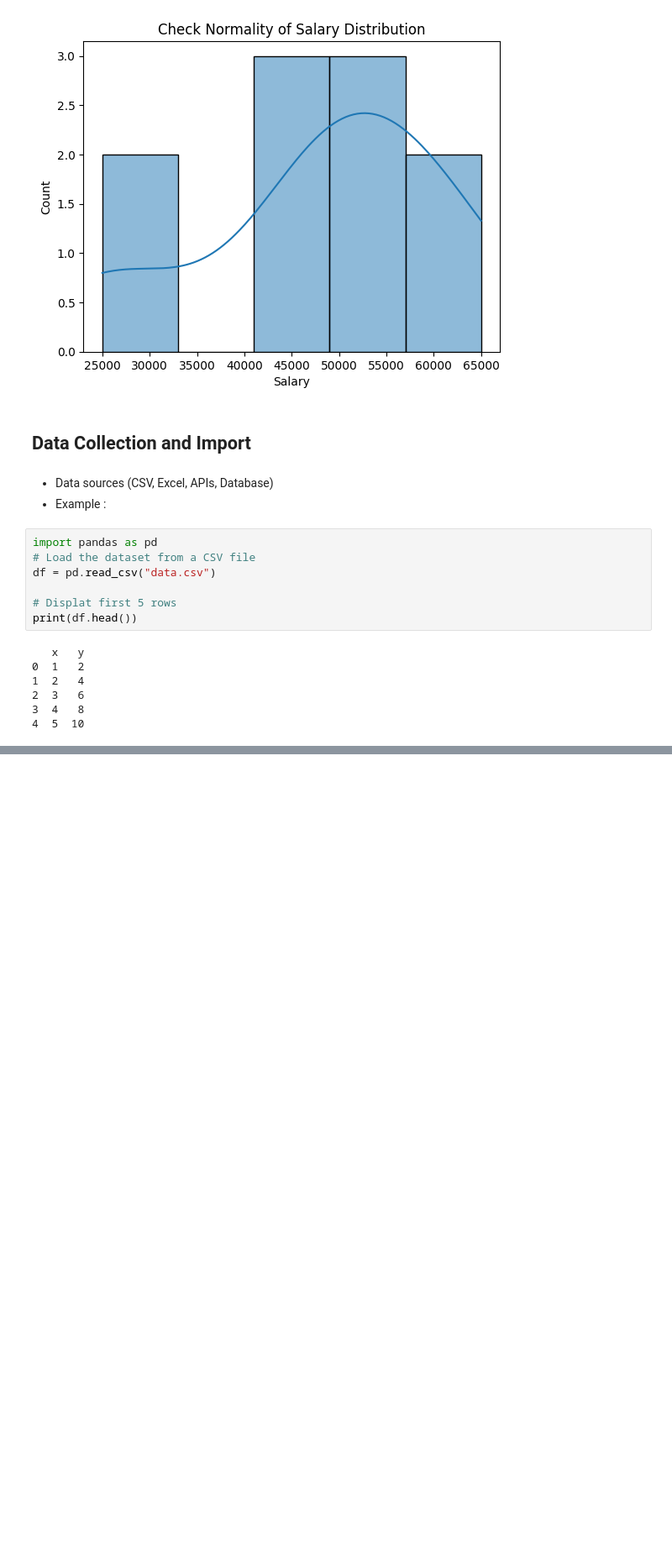
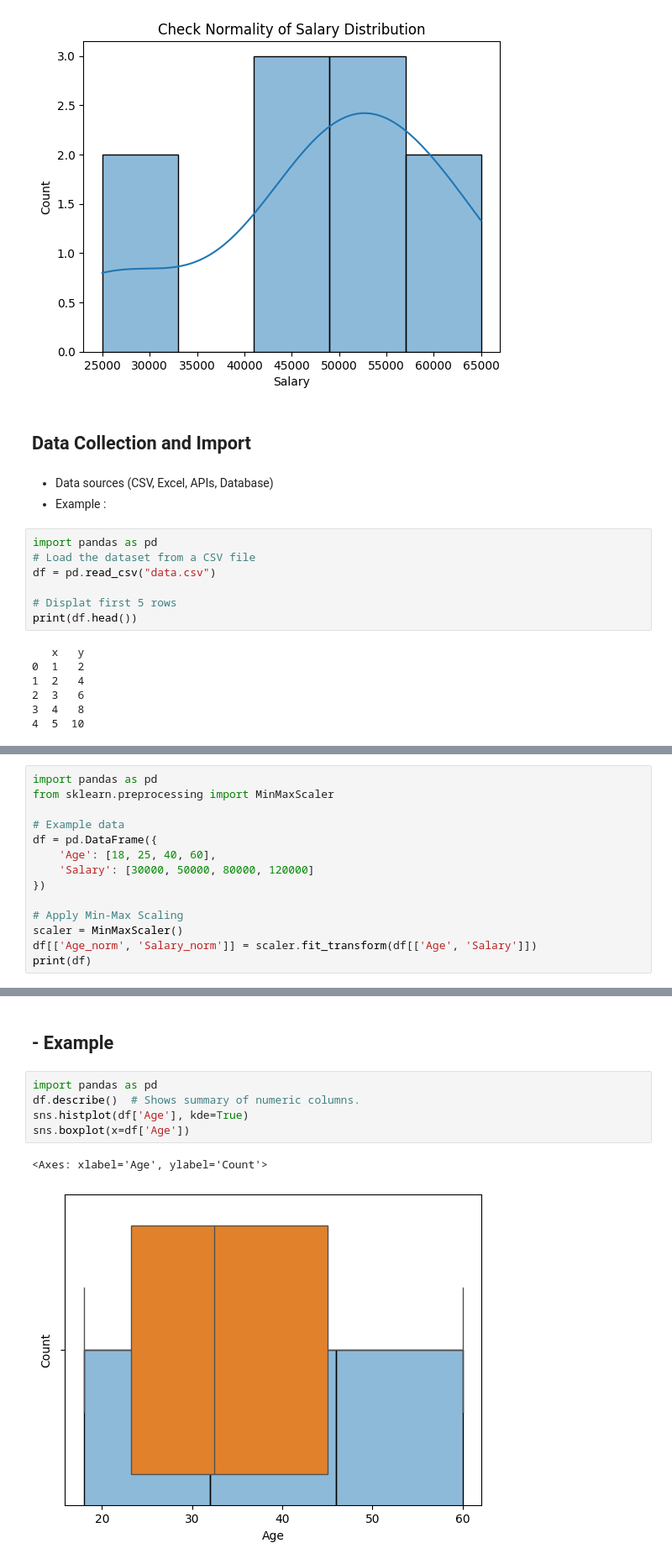
Before and after one commit to harshaiml/aiml-daily-practice, a Jupyter notebook: notebooks/Faculty Session 12 - EDA & Statistical Tests/EDA-Example.ipynb, the cells around one changed output, grey strips where cells are left out. Shown at 84% size. Drawn from its saved outputs; the diff is of its cells as text; blank space fills up the shorter version.

Commit message:
All Complete in ESA-Example.ipynb file

```diff
--- a/notebooks/Faculty Session 12 - EDA & Statistical Tests/EDA-Example.ipynb
+++ b/notebooks/Faculty Session 12 - EDA & Statistical Tests/EDA-Example.ipynb
@@ -76,0 +267,14 @@ print(df.head())
+# %%
+import pandas as pd
+from sklearn.preprocessing import MinMaxScaler
+
+# Example data
+df = pd.DataFrame({
+    'Age': [18, 25, 40, 60],
+    'Salary': [30000, 50000, 80000, 120000]
+})
+
+# Apply Min-Max Scaling
+scaler = MinMaxScaler()
+df[['Age_norm', 'Salary_norm']] = scaler.fit_transform(df[['Age', 'Salary']])
+print(df)
@@ -76,0 +294,10 @@ print(df.head())
+# %% [markdown]
+## - Example
+# %%
+import pandas as pd
+df.describe()  # Shows summary of numeric columns.
+sns.histplot(df['Age'], kde=True)
+sns.boxplot(x=df['Age'])
+# %% [output]
+<Axes: xlabel='Age', ylabel='Count'>
+[figure, added]
```
Also changed, not shown: parts of 26 cells of this notebook.
